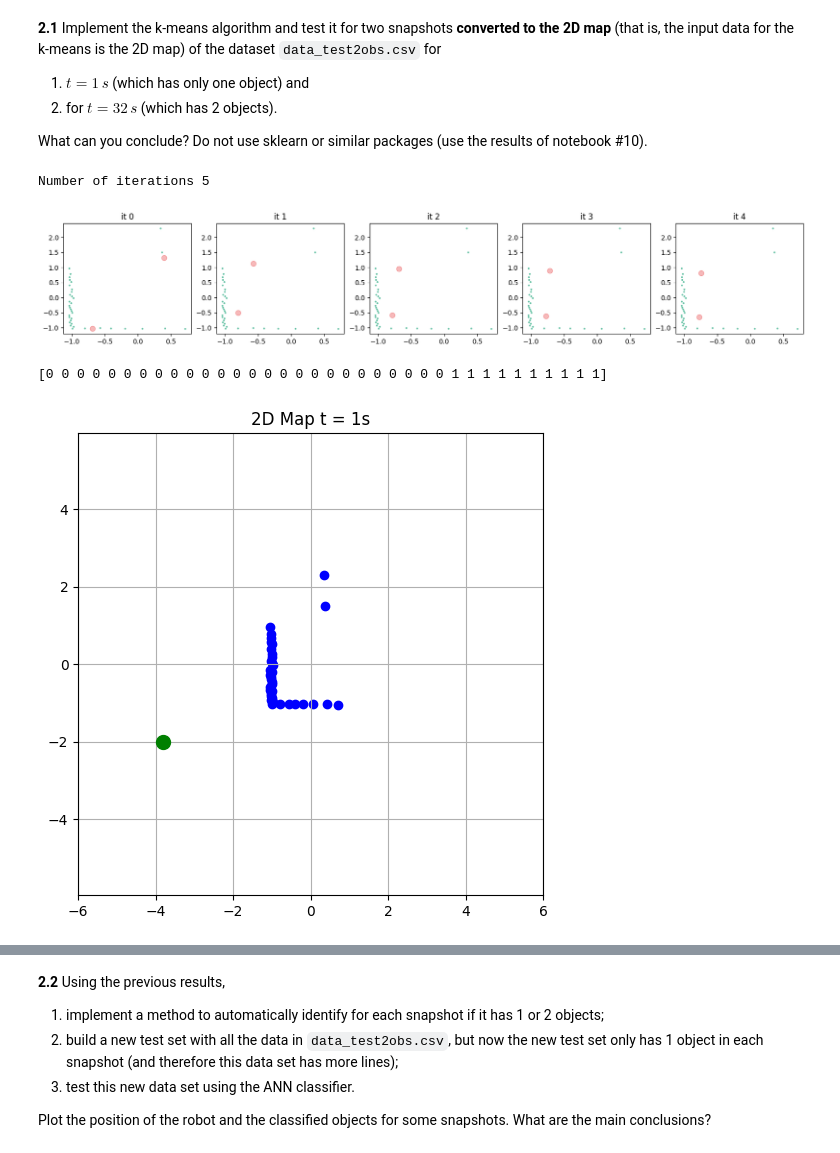
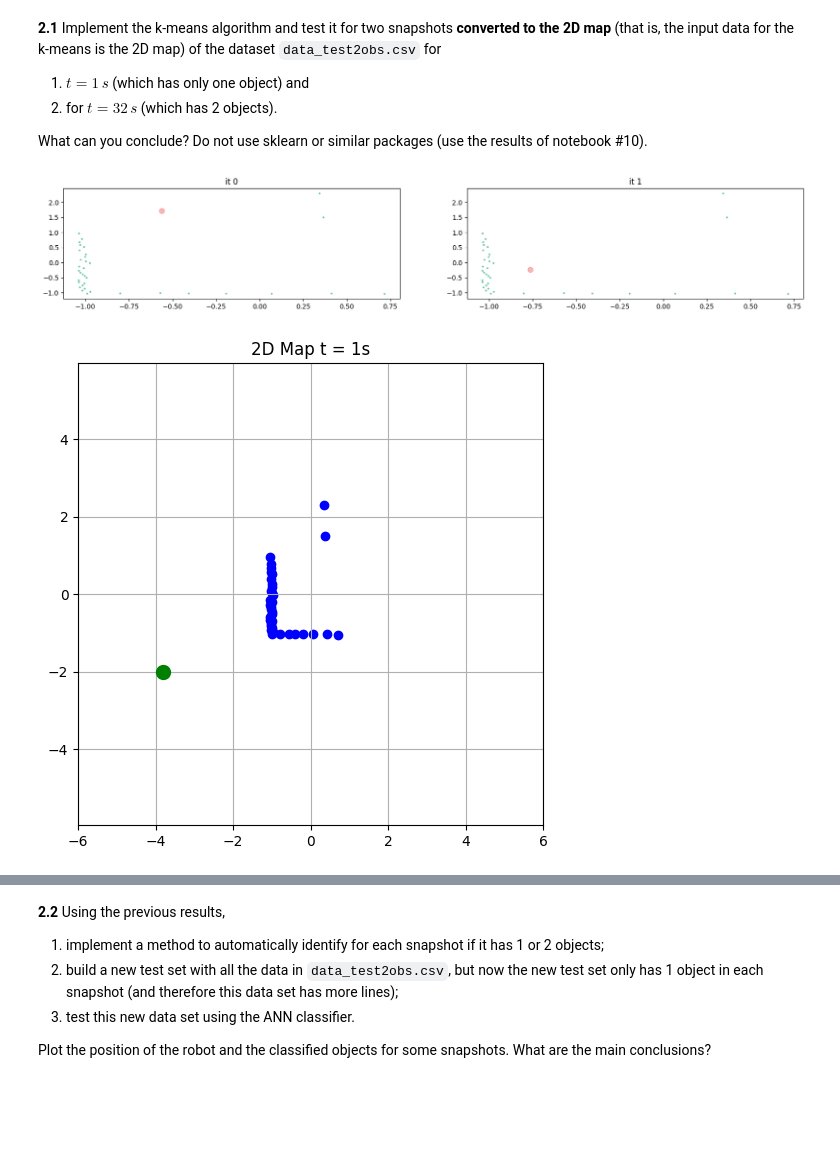
Before and after one commit to brumocas/ML_Projects, a Jupyter notebook: Proj2/ML_project2.ipynb, the cells around one changed output, grey strips where cells are left out. Saved outputs shown, nothing was run; the diff lists cells and outputs as text; code cells hidden in the pictures; blank space fills up the shorter version.

```diff
--- a/Proj2/ML_project2.ipynb
+++ b/Proj2/ML_project2.ipynb
@@ -299,7 +442,7 @@ data_test = np.append(X_test, np.reshape(Y_test, (len(Y_test), 1)), axis=1)
 
 # Compute KNN
 classification = []
-K = 3
+K = 5
 for t in range(len(X_test)):
     if kNN_classifier(K, X_test[t], data_train) == 1:
         classification.append(1)
@@ -316,5 +459,6 @@ for i in range(len(Y_test)):
         correct +=1
 
 acc = correct/len(Y_test)
-print(f"Accuracy of the model with k = {K} : {100.0*acc:4.2f}%")
+print(f"Accuracy of the test model with k = {K} : {100.0*acc:4.2f}%")
+test.append(100.0*acc)
 # %% [output]
@@ -329,7 +473,7 @@ data_test = np.append(X_test, np.reshape(Y_test, (len(Y_test), 1)), axis=1)
 
 # Compute KNN
 classification = []
-K = 5
+K = 7
 for t in range(len(X_test)):
     if kNN_classifier(K, X_test[t], data_train) == 1:
         classification.append(1)
@@ -346,5 +490,6 @@ for i in range(len(Y_test)):
         correct +=1
 
 acc = correct/len(Y_test)
-print(f"Accuracy of the model with k = {K} : {100.0*acc:4.2f}%")
+print(f"Accuracy of the test model with k = {K} : {100.0*acc:4.2f}%")
+test.append(100.0*acc)
 # %% [output]
@@ -359,7 +504,7 @@ data_test = np.append(X_test, np.reshape(Y_test, (len(Y_test), 1)), axis=1)
 
 # Compute KNN
 classification = []
-K = 7
+K = 9
 for t in range(len(X_test)):
     if kNN_classifier(K, X_test[t], data_train) == 1:
         classification.append(1)
@@ -376,5 +521,6 @@ for i in range(len(Y_test)):
         correct +=1
 
 acc = correct/len(Y_test)
-print(f"Accuracy of the model with k = {K} : {100.0*acc:4.2f}%")
+print(f"Accuracy of the test model with k = {K} : {100.0*acc:4.2f}%")
+test.append(100.0*acc)
 # %% [output]
@@ -539,23 +687,23 @@ class NeuralNetwork:
         d_ypred_d_h5 = self.w5o * deriv_sigmoid(self.sum_o1)
 
         # Hidden Layer: Neuron h1
-        d_h1_d_wi1 = np.dot(x, deriv_relu(self.sum_h1))
+        d_h1_d_wi1 = x * deriv_relu(self.sum_h1)
         d_h1_d_b1 = deriv_relu(self.sum_h1)
 
         # Hidden Layer: Neuron h2
-        d_h2_d_wi2 = np.dot(x, deriv_relu(self.sum_h2))
+        d_h2_d_wi2 = x * deriv_relu(self.sum_h2)
         d_h2_d_b2 = deriv_relu(self.sum_h2)
 
         # Hidden Layer: Neuron h3
-        d_h3_d_wi3 = np.dot(x, deriv_relu(self.sum_h3))
+        d_h3_d_wi3 = x * deriv_relu(self.sum_h3)
         d_h3_d_b3 = deriv_relu(self.sum_h3)
 
         # Hidden Layer: Neuron h4
-        d_h4_d_wi4 = np.dot(x, deriv_relu(self.sum_h4))
+        d_h4_d_wi4 = x * deriv_relu(self.sum_h4)
         d_h4_d_b4 = deriv_relu(self.sum_h4)
 
         # Hidden Layer: Neuron h5
-        d_h5_d_wi5 = np.dot(x, deriv_relu(self.sum_h5))
+        d_h5_d_wi5 = x * deriv_relu(self.sum_h5)
         d_h5_d_b5 = deriv_relu(self.sum_h5)
 
         # *************************************************
@@ -595,11 +743,11 @@ class NeuralNetwork:
         loss = mse_loss(y_trues, y_preds)
         print("Epoch %d  --> Loss: %.4f" % (epoch, loss))
 # Uncomment this part to enable a nonconstant learning rate
-#        if loss > loss_prev:  #if loss did not decrease, let's decrease the learn_rate
-#         if learn_rate > 0.002:
-#           learn_rate = learn_rate*.9  #decrease 90% of the previous value
-#         print("I'm at epoch", epoch, "with new learn_rate: ", learn_rate)
-#       loss_prev = loss
+        if loss > loss_prev:  #if loss did not decrease, let's decrease the learn_rate
+         if learn_rate > 0.002:
+           learn_rate = learn_rate*.9  #decrease 90% of the previous value
+         print("I'm at epoch", epoch, "with new learn_rate: ", learn_rate)
+        loss_prev = loss
 
 
 # Create the ANN
@@ -623,7 +771,7 @@ from sklearn.utils import shuffle
 trainingset_X, trainingset_Y = shuffle(trainingset_X, trainingset_Y, random_state=42)
 
 # Train the ANN
-model.train(trainingset_X, trainingset_Y, learn_rate = 0.1, epochs = 2000)
+model.train(trainingset_X, trainingset_Y, learn_rate = 0.1, epochs = 1000)
 # %% [output]
 Epoch 0  --> Loss: 0.4999
 Epoch 5  --> Loss: 0.2116
@@ -811,32 +962,29 @@ def kmeans_func(X_func, K_func, show_plot=0, ini_method=0):
 # %%
 # Build the cloud points in 2D map (t = 1s)
 x_o, y_o = [], []
 
 t=10*1
 for i in range(len(Lidar_range[t])):
   if Lidar_range[t][i] > 0:
     x_o.append(px[t]+Lidar_range[t][i]*np.cos(angle[i]/180*np.pi))
     y_o.append(py[t]+Lidar_range[t][i]*np.sin(angle[i]/180*np.pi))
 
 X = np.array([x_o, y_o]).T
-centr, clust = kmeans_func(X, 2, show_plot=1, ini_method=0)
-print(clust)
+centr, clust = kmeans_func(X, 1, show_plot=1, ini_method=0)
 
 fig, ax = plt.subplots(figsize=(6,6))
 ax.axis('equal')
 xdim, ydim = 5, 5
 plt.xlim(-xdim-1,xdim+1)
 plt.ylim(-ydim-1,ydim+1)
 plt.plot(px[t], py[t], 'g.', ms=20)  #position of the robot
 plt.grid()
 
 plt.scatter(x_o, y_o, color='b')
 plt.title('2D Map t = 1s')
 plt.show()
 # %% [output]
-Number of iterations 5
-[figure, old version]
+[figure, new version]
-[0 0 0 0 0 0 0 0 0 0 0 0 0 0 0 0 0 0 0 0 0 0 0 0 0 0 1 1 1 1 1 1 1 1 1 1]
 [figure]
 # %%
 # Build the cloud points in 2D map (t = 1s)
```
Also changed, not shown: parts of 35 cells of this notebook, 2 other files.
